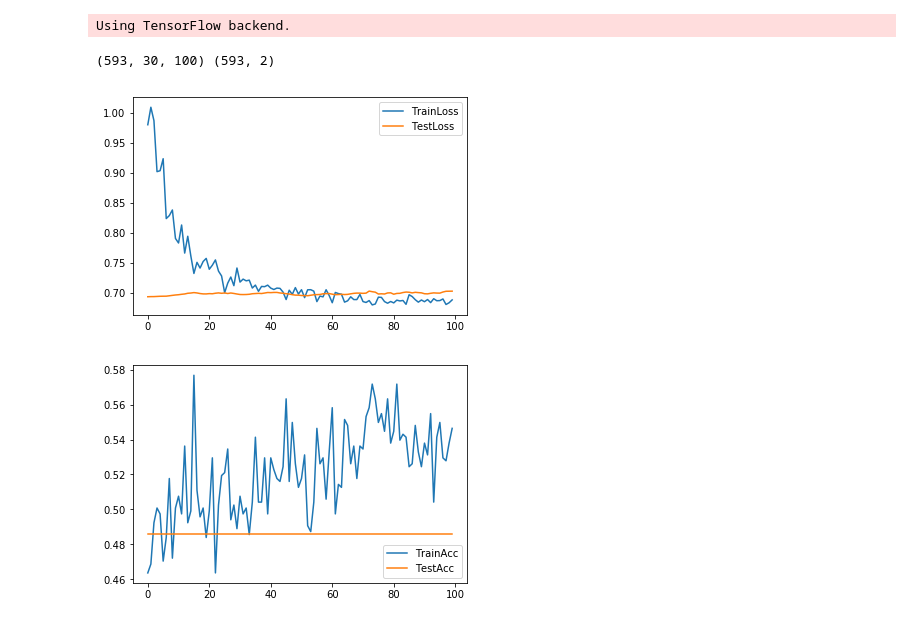
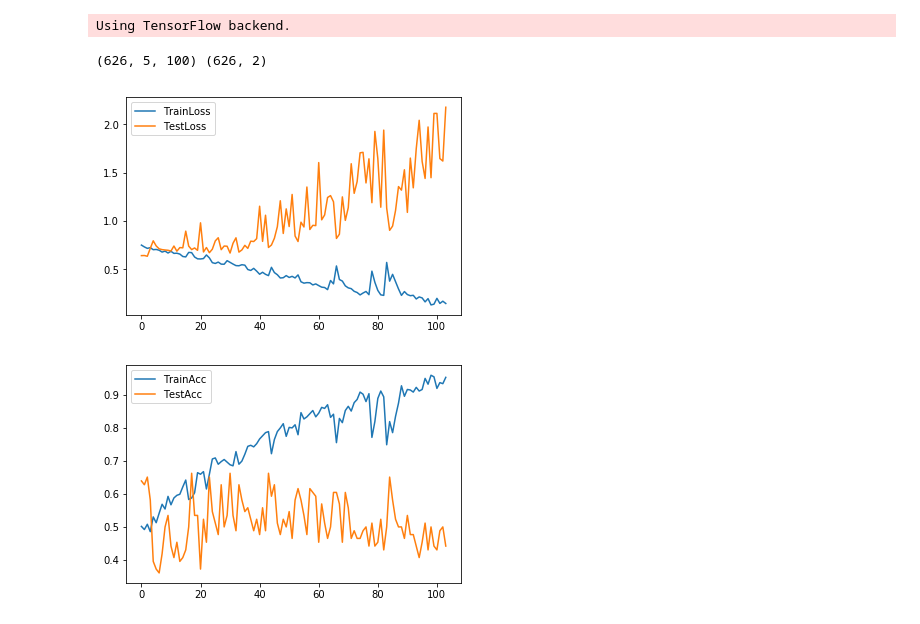
Before and after one commit to sshh12/StockMarketML, a Jupyter notebook: HeadlinePredictionClassification.ipynb, the cells around one changed output. Drawn from its saved outputs; the diff is of its cells as text; code cells hidden in the pictures.

Commit message:
Normalized and Reduced Model Size

```diff
--- a/HeadlinePredictionClassification.ipynb
+++ b/HeadlinePredictionClassification.ipynb
@@ -16,9 +16,9 @@ Using TensorFlow backend.
 # %%
 # Setup (Globals/Hyperz)
 
-window_size  = 30
-epochs       = 100
-batch_size   = 64
+window_size  = 5
+epochs       = 500
+batch_size   = 16
 emb_size     = 100
 # %%
 # Loading and Splitting Data
@@ -27,7 +27,7 @@ def get_data(stock):
 
     AllX, AllY = create_timeframed_doc2vec_classification_data(stock, window_size)
 
-    trainX, trainY, testX, testY = split_data(AllX, AllY, ratio=.85)
+    trainX, trainY, testX, testY = split_data(AllX, AllY, ratio=.88)
 
     return (trainX, trainY), (testX, testY)
 # %%
@@ -35,18 +35,12 @@ def get_model():
 
     model = Sequential()
 
-    model.add(LSTM(80, input_shape=(window_size, emb_size)))
-    model.add(Dropout(0.5))
-
-    model.add(Dense(20))
-    model.add(BatchNormalization())
-    model.add(Activation('relu'))
+    model.add(LSTM(100, input_shape=(window_size, emb_size)))
     model.add(Dropout(0.5))
 
     model.add(Dense(10))
     model.add(BatchNormalization())
     model.add(Activation('relu'))
-    model.add(Dropout(0.5))
 
     model.add(Dense(2, activation='softmax'))
 
@@ -62,36 +56,36 @@ if __name__ == "__main__":
 
     print(trainX.shape, trainY.shape)
 # %% [output]
-(593, 30, 100) (593, 2)
+(626, 5, 100) (626, 2)
 # %%
 # Run (Train)
 
 if __name__ == "__main__":
 
     model = get_model()
 
     reduce_LR = ReduceLROnPlateau(monitor='val_acc', factor=0.9, patience=30, min_lr=1e-6, verbose=0)
-    e_stopping = EarlyStopping(patience=120)
+    e_stopping = EarlyStopping(patience=100)
     checkpoint = ModelCheckpoint(os.path.join('models', 'headline-classification.h5'),
                                  monitor='val_acc',
                                  verbose=0,
                                  save_best_only=True)
 
     history = model.fit(trainX, trainY, epochs=epochs,
                                         batch_size=batch_size,
                                         validation_data=(testX, testY),
                                         verbose=0,
                                         callbacks=[e_stopping, checkpoint])
 
     plt.plot(history.history['loss'])
     plt.plot(history.history['val_loss'])
     plt.legend(['TrainLoss', 'TestLoss'])
     plt.show()
 
     plt.plot(history.history['acc'])
     plt.plot(history.history['val_acc'])
     plt.legend(['TrainAcc', 'TestAcc'])
     plt.show()
 # %% [output]
-[figure, old version]
+[figure, new version]
-[figure, old version]
+[figure, new version]
```
Also changed, not shown: 6 other files.
